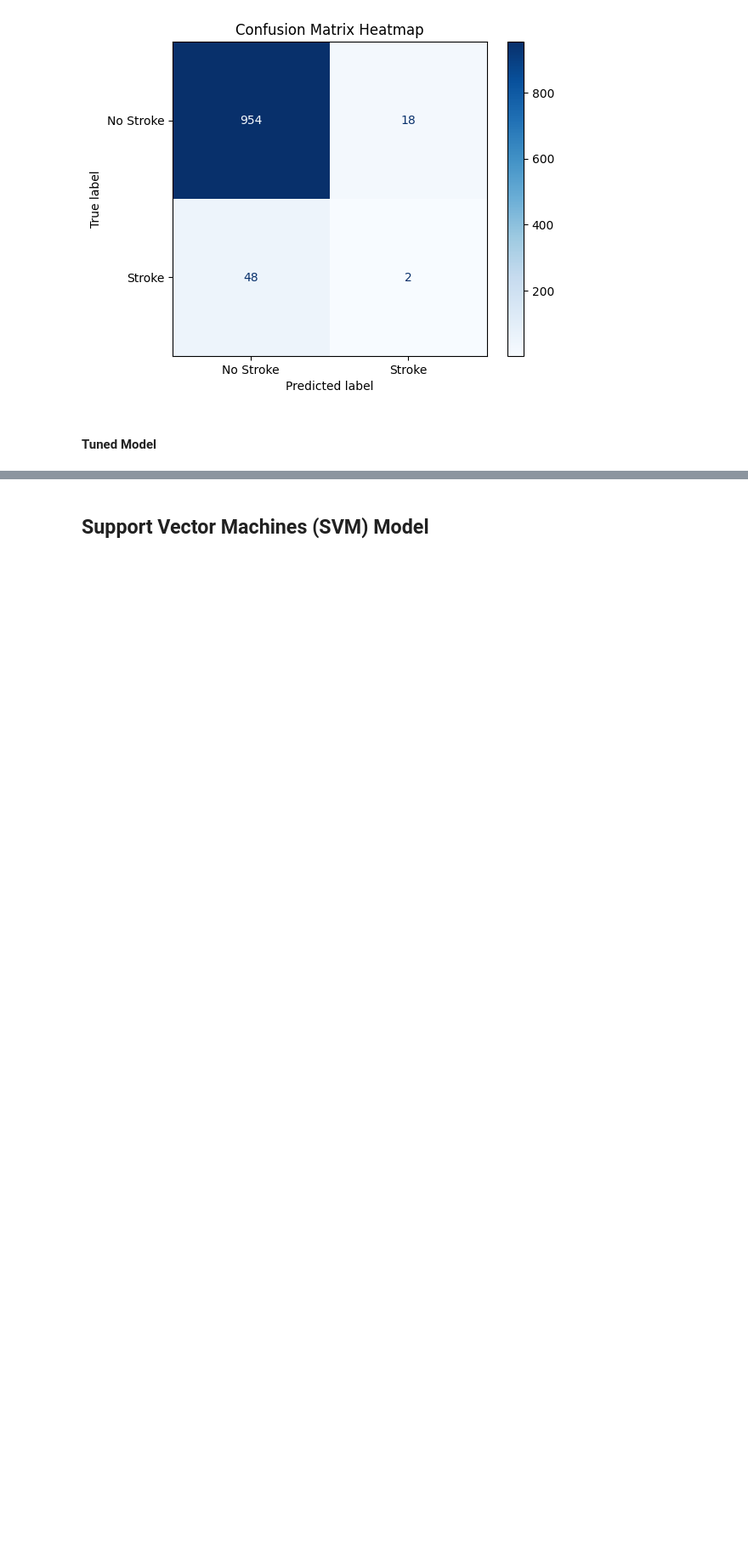
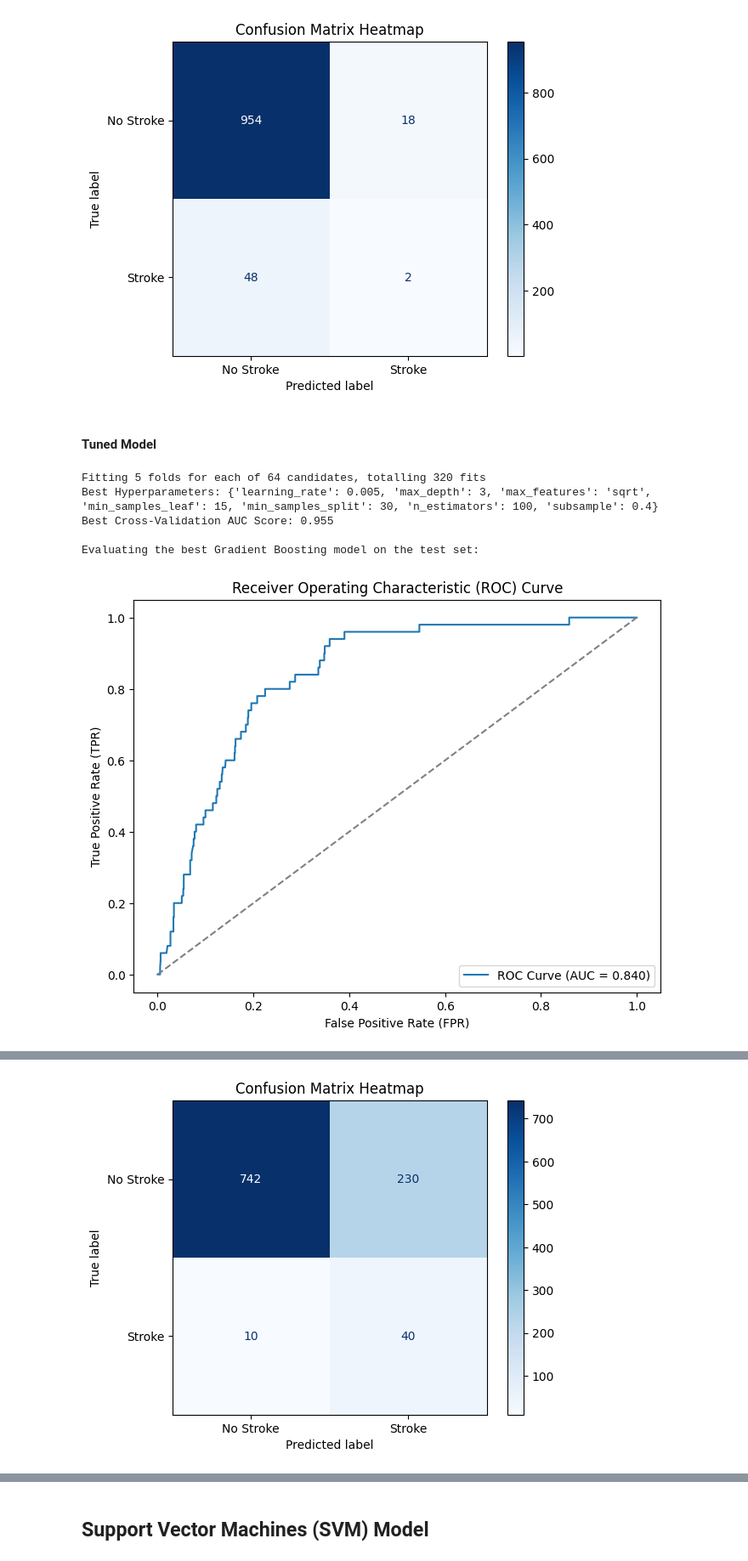
Before and after one commit to johnpospisil/stroke-prediction, a Jupyter notebook: stroke-prediction.ipynb, the cells around one changed output, grey strips where cells are left out. Shown at 85% size. Drawn from its saved outputs; the diff is of its cells as text; code cells hidden in the pictures; blank space fills up the shorter version.

Commit message:
Fine-Tune the Gradient Boosting Model.

```diff
--- a/stroke-prediction.ipynb
+++ b/stroke-prediction.ipynb
@@ -1002,44 +1002,51 @@ weighted avg       0.91      0.94      0.92      1022
 # %% [markdown]
 #### Tuned Model
 # %%
-# from sklearn.model_selection import GridSearchCV
+from sklearn.model_selection import GridSearchCV
 
-# # Define the Gradient Boosting model
-# gbm = GradientBoostingClassifier(random_state=1000)
+# Define the Gradient Boosting model
+gbm = GradientBoostingClassifier(random_state=1000)
 
-# # Define the hyperparameter grid
-# param_grid = {
-#     'n_estimators': [100, 200],        # Moderate number of trees
-#     'learning_rate': [0.005, 0.01],   # Smaller learning rates for gradual learning
-#     'max_depth': [2, 3, 4],           # Shallow trees to prevent overfitting
-#     'min_samples_split': [10, 20, 30], # Larger splits to reduce flexibility
-#     'min_samples_leaf': [5, 10, 20], # Require more samples per leaf
-#     'subsample': [0.5, 0.6, 0.7],     # Use only a fraction of samples per tree
-#     'max_features': ['sqrt', 'log2'], # Restrict features considered per split
-# }
+# Define the hyperparameter grid
+param_grid = {
+    'n_estimators': [50, 100],          # Reduce the number of trees
+    'learning_rate': [0.001, 0.005],   # Lower learning rate for stronger regularization
+    'max_depth': [2, 3],               # Restrict tree depth
+    'min_samples_split': [30, 50],     # Require larger splits to reduce overfitting
+    'min_samples_leaf': [15, 20],      # Increase minimum samples per leaf
+    'subsample': [0.4, 0.5],           # Smaller subsample to introduce randomness
+    'max_features': ['sqrt']           # Limit features considered for splits
+}
 
-# # Perform GridSearchCV
-# grid_search = GridSearchCV(
-#     estimator=gbm,
-#     param_grid=param_grid,
-#     scoring='roc_auc',  # Optimize for AUC-ROC
-#     cv=5,  # 5-fold cross-validation
-#     n_jobs=-1,  # Use all available CPUs
-#     verbose=2
-# )
+# Perform GridSearchCV
+grid_search = GridSearchCV(
+    estimator=gbm,
+    param_grid=param_grid,
+    scoring='roc_auc',  # Optimize for AUC-ROC
+    cv=5,  # 5-fold cross-validation
+    n_jobs=-1,  # Use all available CPUs
+    verbose=2
+)
 
-# # Fit the grid search to the training data
-# grid_search.fit(X_train, y_train)
+# Fit the grid search to the training data
+grid_search.fit(X_train, y_train)
 
-# # Retrieve the best model and hyperparameters
-# best_gbm_model = grid_search.best_estimator_
-# best_params = grid_search.best_params_
-# best_score = grid_search.best_score_
+# Retrieve the best model and hyperparameters
+best_gbm_model = grid_search.best_estimator_
+best_params = grid_search.best_params_
+best_score = grid_search.best_score_
 
-# # Print the best parameters and cross-validation AUC score
-# print("Best Hyperparameters:", best_params)
-# print(f"Best Cross-Validation AUC Score: {best_score:.3f}")
+# Print the best parameters and cross-validation AUC score
+print("Best Hyperparameters:", best_params)
+print(f"Best Cross-Validation AUC Score: {best_score:.3f}")
 
-# # Evaluate the best model on the test set
-# print("\nEvaluating the best Gradient Boosting model on the test set:")
-# evaluate_model_performance(best_gbm_model, X_test, y_test)
+# Evaluate the best model on the test set
+print("\nEvaluating the best Gradient Boosting model on the test set:")
+evaluate_model_performance(best_gbm_model, X_test, y_test)
+# %% [output]
+Fitting 5 folds for each of 64 candidates, totalling 320 fits
+Best Hyperparameters: {'learning_rate': 0.005, 'max_depth': 3, 'max_features': 'sqrt', 'min_samples_leaf': 15, 'min_samples_split': 30, 'n_estimators': 100, 'subsample': 0.4}
+Best Cross-Validation AUC Score: 0.955
+
+Evaluating the best Gradient Boosting model on the test set:
+[figure, added]
@@ -1046,2 +1064,3 @@ weighted avg       0.91      0.94      0.92      1022
+[figure, added]
 # %% [markdown]
 **Gradient Boosting Best Results**
```
Also changed, not shown: parts of 4 cells of this notebook.
